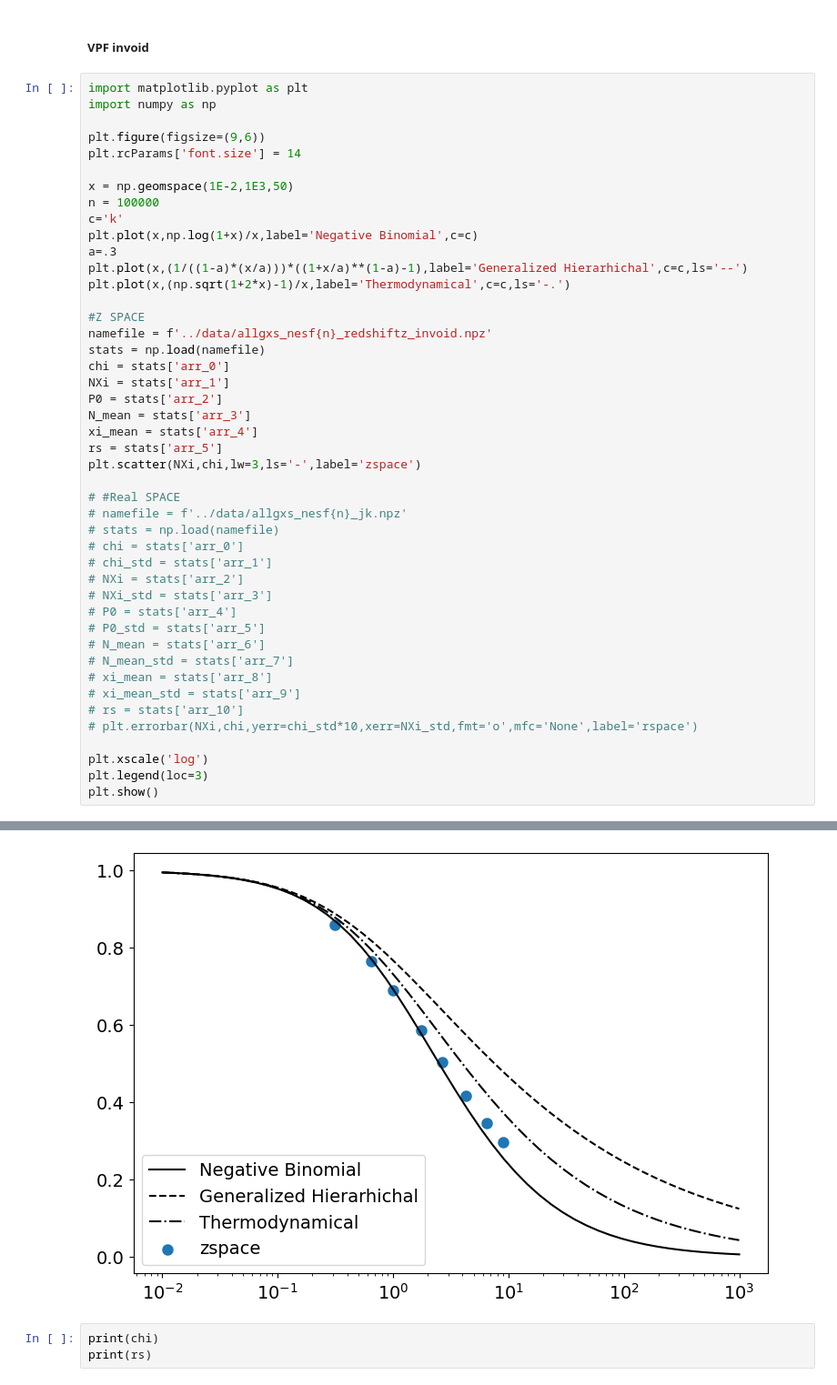
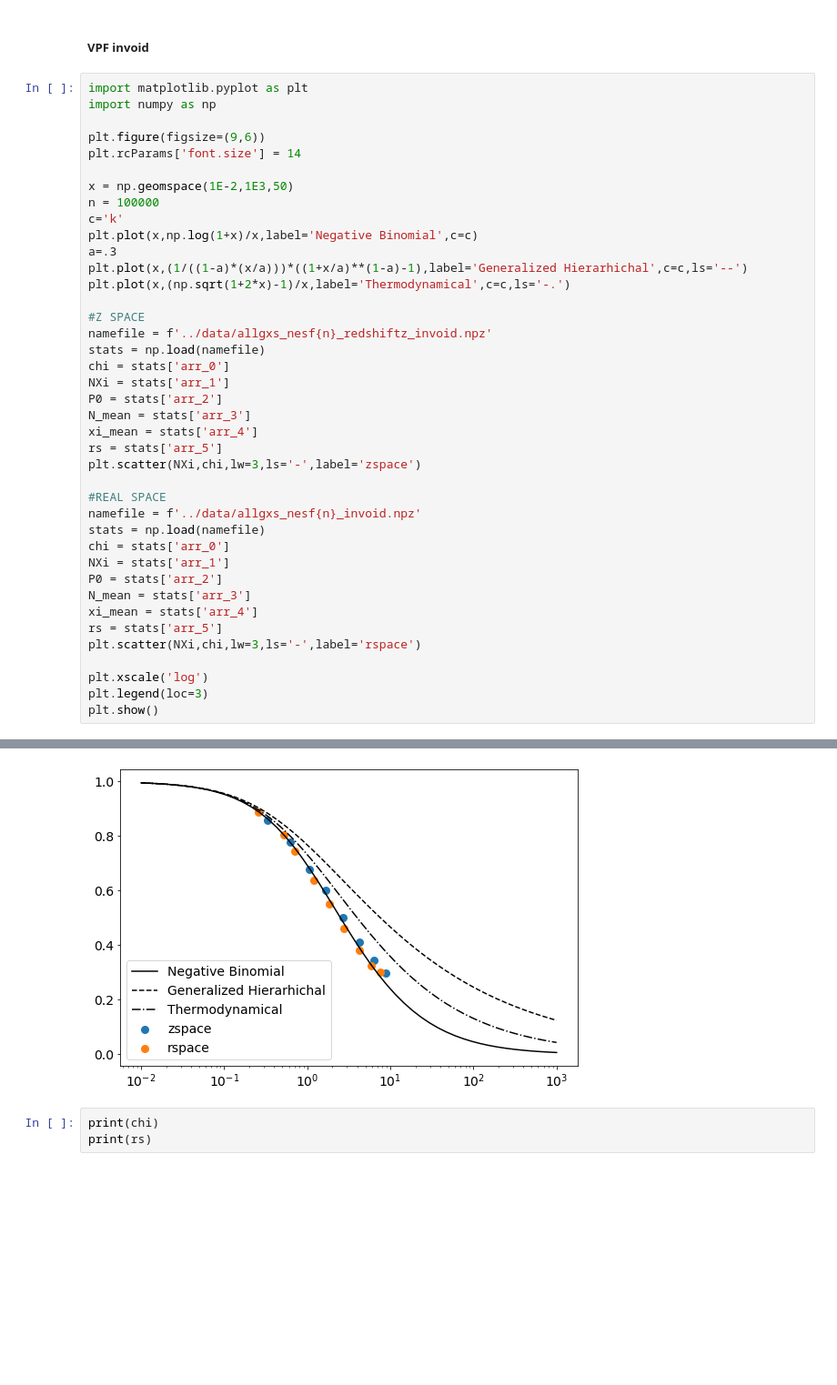
Before and after one commit to FedeDavilaKurban/VPF, a Jupyter notebook: plots.ipynb, the cells around one changed output, grey strips where cells are left out. Shown at 91% size. Cells and saved outputs as stored; diff of their text form; blank space fills up the shorter version.

Commit message:
some more plots

```diff
--- a/plots.ipynb
+++ b/plots.ipynb
@@ -424,21 +424,16 @@ xi_mean = stats['arr_4']
 rs = stats['arr_5']
 plt.scatter(NXi,chi,lw=3,ls='-',label='zspace')
 
-# #Real SPACE
-# namefile = f'../data/allgxs_nesf{n}_jk.npz'
-# stats = np.load(namefile)
-# chi = stats['arr_0']
-# chi_std = stats['arr_1']
-# NXi = stats['arr_2']
-# NXi_std = stats['arr_3']
-# P0 = stats['arr_4']
-# P0_std = stats['arr_5']
-# N_mean = stats['arr_6']
-# N_mean_std = stats['arr_7']
-# xi_mean = stats['arr_8']
-# xi_mean_std = stats['arr_9']
-# rs = stats['arr_10']
-# plt.errorbar(NXi,chi,yerr=chi_std*10,xerr=NXi_std,fmt='o',mfc='None',label='rspace')
+#REAL SPACE
+namefile = f'../data/allgxs_nesf{n}_invoid.npz'
+stats = np.load(namefile)
+chi = stats['arr_0']
+NXi = stats['arr_1']
+P0 = stats['arr_2']
+N_mean = stats['arr_3']
+xi_mean = stats['arr_4']
+rs = stats['arr_5']
+plt.scatter(NXi,chi,lw=3,ls='-',label='rspace')
 
 plt.xscale('log')
 plt.legend(loc=3)
@@ -448,4 +442,4 @@ plt.show()
-[figure, old version]
+[figure, new version]
 # %%
 print(chi)
 print(rs)
```
Also changed, not shown: parts of 5 cells of this notebook, 3 other files.
